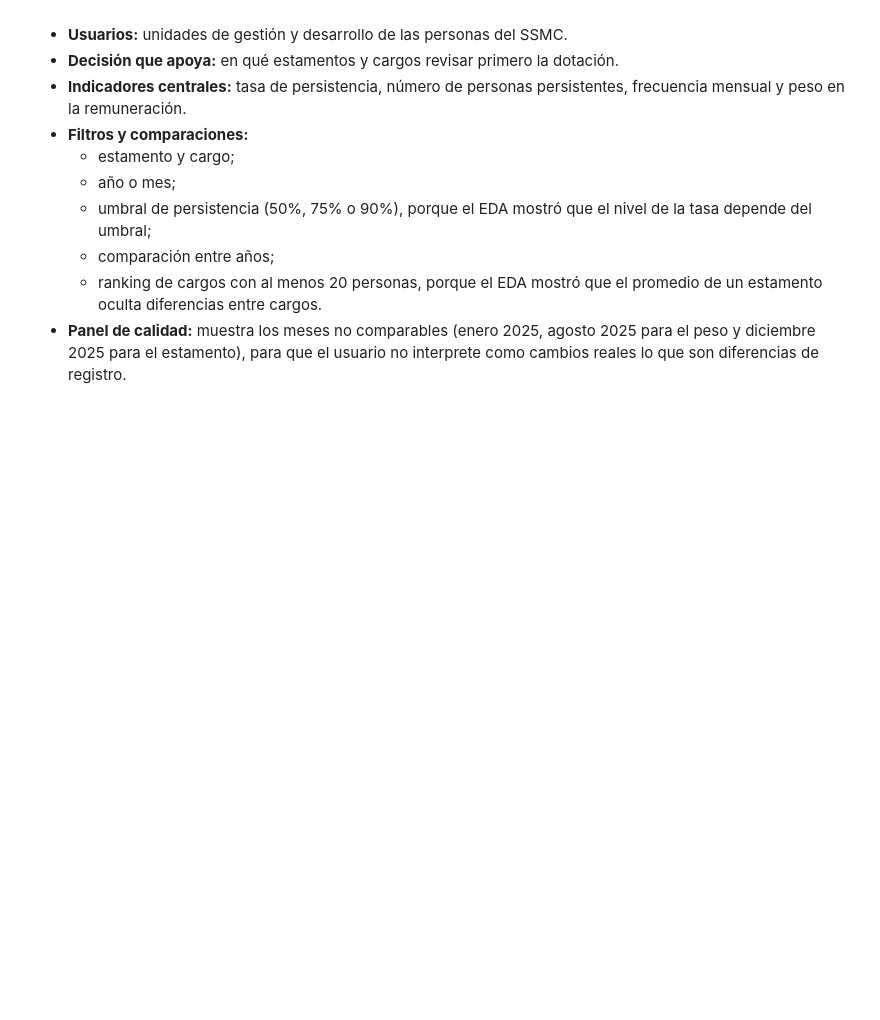
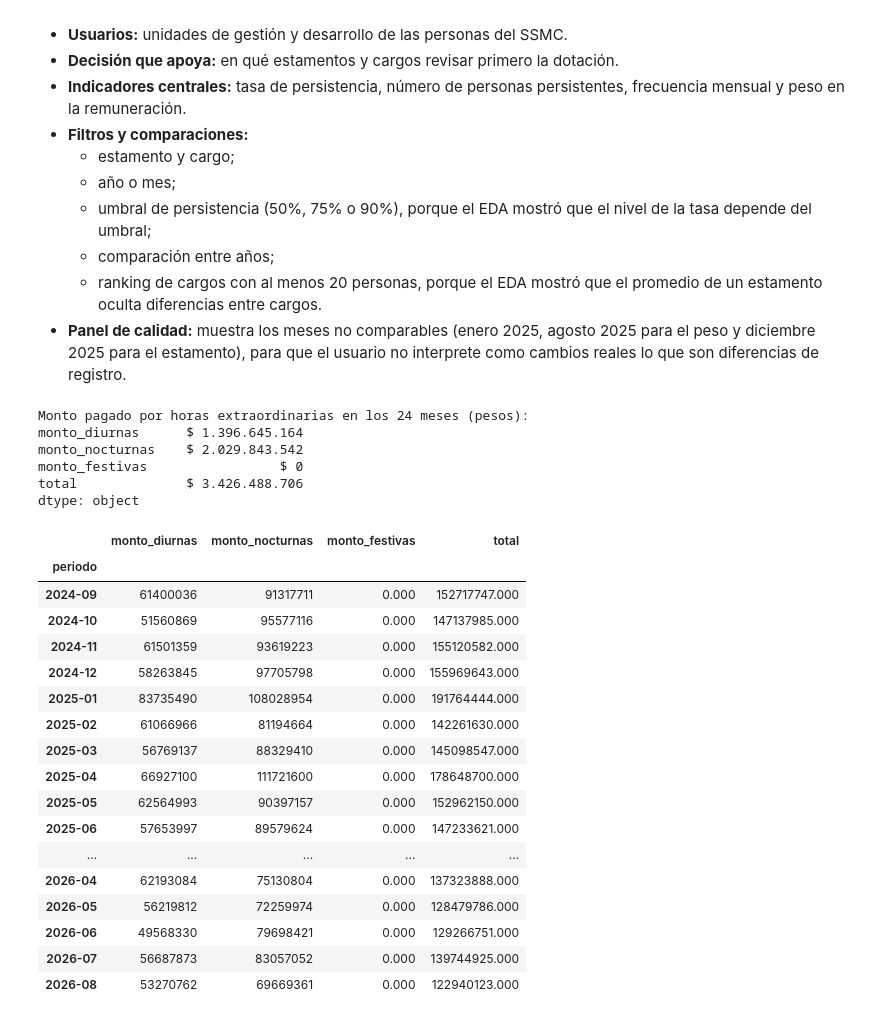
Before and after one commit to josenaxo/Proyecto-Business, a Jupyter notebook: Analysis/EDA.ipynb, the cells around one changed output. Cells and saved outputs as stored; diff of their text form; code cells hidden in the pictures; blank space fills up the shorter version.

```diff
--- a/Analysis/EDA.ipynb
+++ b/Analysis/EDA.ipynb
@@ -1596,3 +1611,40 @@ La baja entre años puede reflejar el Dictamen E121666, un aumento del personal
   - comparación entre años;
   - ranking de cargos con al menos 20 personas, porque el EDA mostró que el promedio de un estamento oculta diferencias entre cargos.
 - **Panel de calidad:** muestra los meses no comparables (enero 2025, agosto 2025 para el peso y diciembre 2025 para el estamento), para que el usuario no interprete como cambios reales lo que son diferencias de registro.
+# %%
+#GASTO TOTAL EN HORAS EXTRAORDINARIAS (SSMC, SEP 2024 - AGO 2026)
+cols_monto_hhee = ["monto_diurnas", "monto_nocturnas", "monto_festivas"]
+
+gasto_hhee = df[cols_monto_hhee].sum()
+gasto_hhee["total"] = gasto_hhee.sum()
+print("Monto pagado por horas extraordinarias en los 24 meses (pesos):")
+print(gasto_hhee.map(lambda x: f"$ {x:,.0f}".replace(",", ".")))
+
+gasto_por_mes = df.groupby("periodo")[cols_monto_hhee].sum()
+gasto_por_mes["total"] = gasto_por_mes.sum(axis=1)
+gasto_por_mes
+# %% [output]
+Monto pagado por horas extraordinarias en los 24 meses (pesos):
+monto_diurnas      $ 1.396.645.164
+monto_nocturnas    $ 2.029.843.542
+monto_festivas                 $ 0
+total              $ 3.426.488.706
+dtype: object
+|  | monto_diurnas | monto_nocturnas | monto_festivas | total |
+| periodo |  |  |  |  |
+| 2024-09 | 61400036 | 91317711 | 0.000 | 152717747.000 |
+| 2024-10 | 51560869 | 95577116 | 0.000 | 147137985.000 |
+| 2024-11 | 61501359 | 93619223 | 0.000 | 155120582.000 |
+| 2024-12 | 58263845 | 97705798 | 0.000 | 155969643.000 |
+| 2025-01 | 83735490 | 108028954 | 0.000 | 191764444.000 |
+| 2025-02 | 61066966 | 81194664 | 0.000 | 142261630.000 |
+| 2025-03 | 56769137 | 88329410 | 0.000 | 145098547.000 |
+| 2025-04 | 66927100 | 111721600 | 0.000 | 178648700.000 |
+| 2025-05 | 62564993 | 90397157 | 0.000 | 152962150.000 |
+| 2025-06 | 57653997 | 89579624 | 0.000 | 147233621.000 |
+| ... | ... | ... | ... | ... |
+| 2026-04 | 62193084 | 75130804 | 0.000 | 137323888.000 |
+| 2026-05 | 56219812 | 72259974 | 0.000 | 128479786.000 |
+| 2026-06 | 49568330 | 79698421 | 0.000 | 129266751.000 |
+| 2026-07 | 56687873 | 83057052 | 0.000 | 139744925.000 |
+| 2026-08 | 53270762 | 69669361 | 0.000 | 122940123.000 |
```
Also changed, not shown: parts of 8 cells of this notebook, 6 other files.
